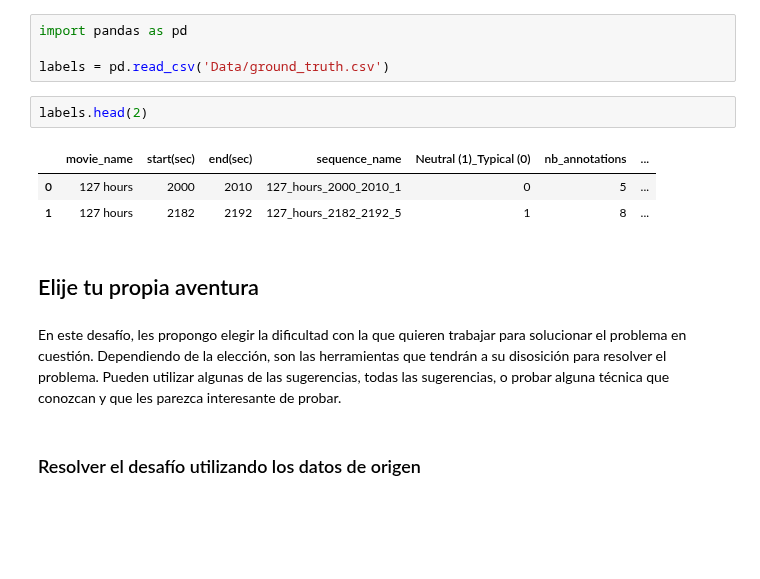
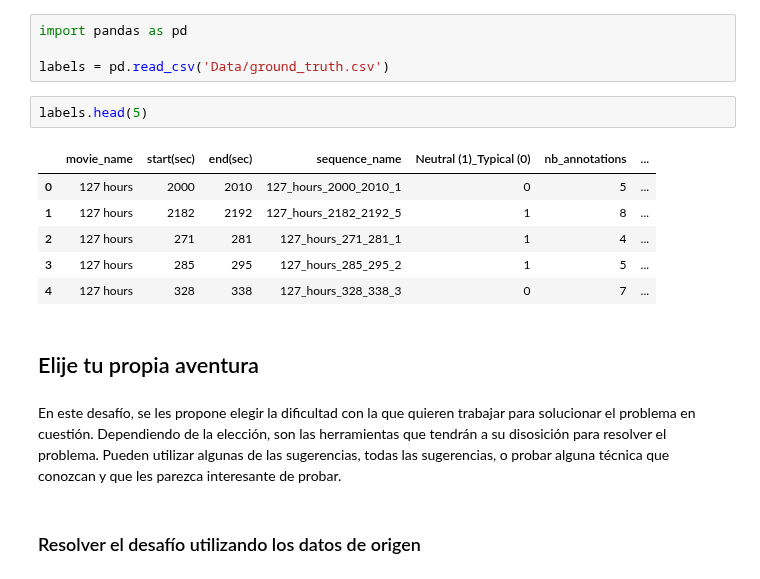
Before and after one commit to santiagxf/M72109, a Jupyter notebook: docs/practice/Memorabilidad.ipynb, the cells around one changed output. Cells and saved outputs as stored; diff of their text form; blank space fills up the shorter version.

```diff
--- a/docs/practice/Memorabilidad.ipynb
+++ b/docs/practice/Memorabilidad.ipynb
@@ -66,15 +54,18 @@ import pandas as pd
 
 labels = pd.read_csv('Data/ground_truth.csv')
 # %%
-labels.head(2)
+labels.head(5)
 # %% [output]
 |  | movie_name | start(sec) | end(sec) | sequence_name | Neutral (1)_Typical (0) | nb_annotations | ... |
 | 0 | 127 hours | 2000 | 2010 | 127_hours_2000_2010_1 | 0 | 5 | ... |
 | 1 | 127 hours | 2182 | 2192 | 127_hours_2182_2192_5 | 1 | 8 | ... |
+| 2 | 127 hours | 271 | 281 | 127_hours_271_281_1 | 1 | 4 | ... |
+| 3 | 127 hours | 285 | 295 | 127_hours_285_295_2 | 1 | 5 | ... |
+| 4 | 127 hours | 328 | 338 | 127_hours_328_338_3 | 0 | 7 | ... |
 # %% [markdown]
 ## Elije tu propia aventura
 # %% [markdown]
-En este desafío, les propongo elegir la dificultad con la que quieren trabajar para solucionar el problema en cuestión. Dependiendo de la elección, son las herramientas que tendrán a su disosición para resolver el problema. Pueden utilizar algunas de las sugerencias, todas las sugerencias, o probar alguna técnica que conozcan y que les parezca interesante de probar.
+En este desafío, se les propone elegir la dificultad con la que quieren trabajar para solucionar el problema en cuestión. Dependiendo de la elección, son las herramientas que tendrán a su disosición para resolver el problema. Pueden utilizar algunas de las sugerencias, todas las sugerencias, o probar alguna técnica que conozcan y que les parezca interesante de probar.
 # %% [markdown]
 ### Resolver el desafío utilizando los datos de origen
 # %% [markdown]
```
Also changed, not shown: parts of 13 cells of this notebook.
